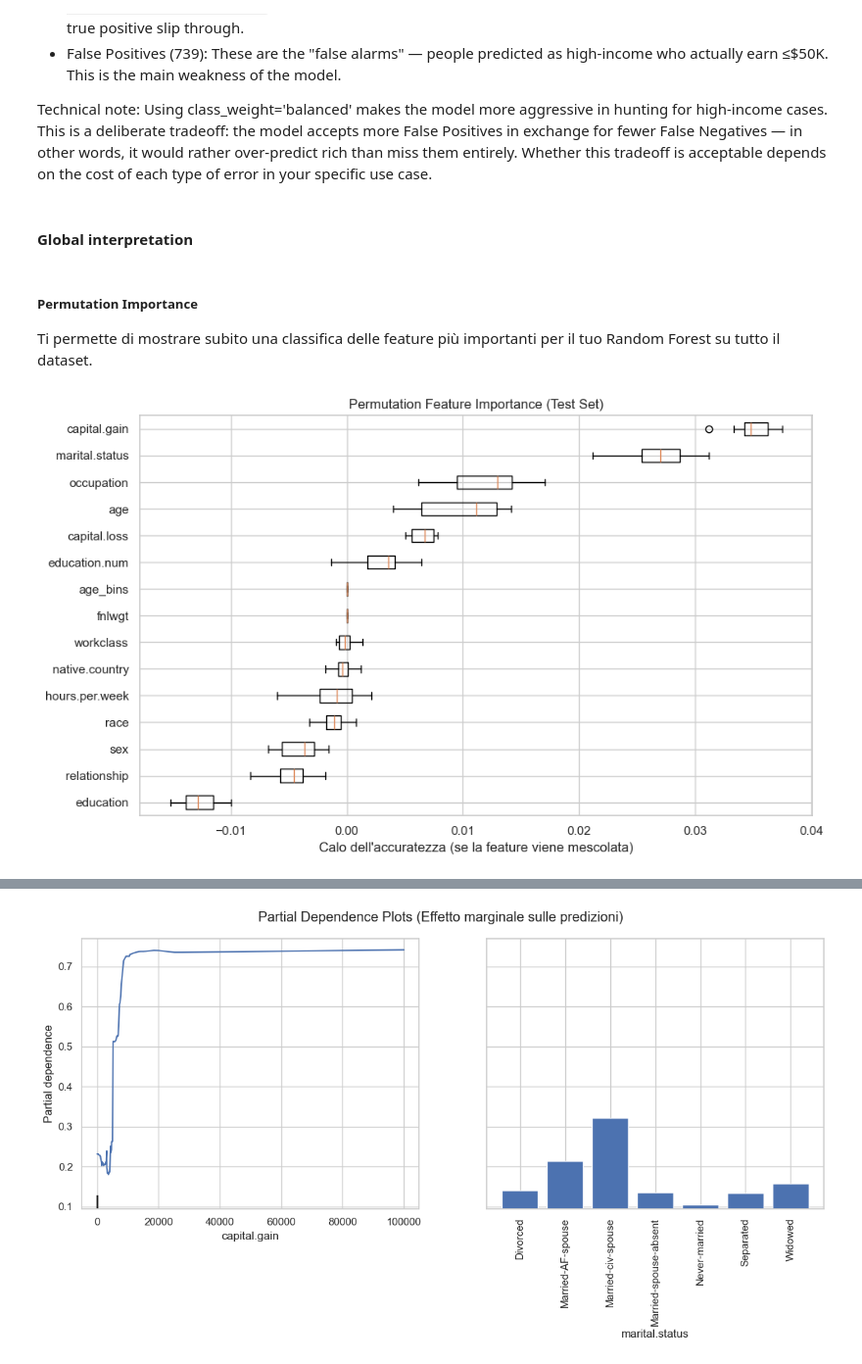
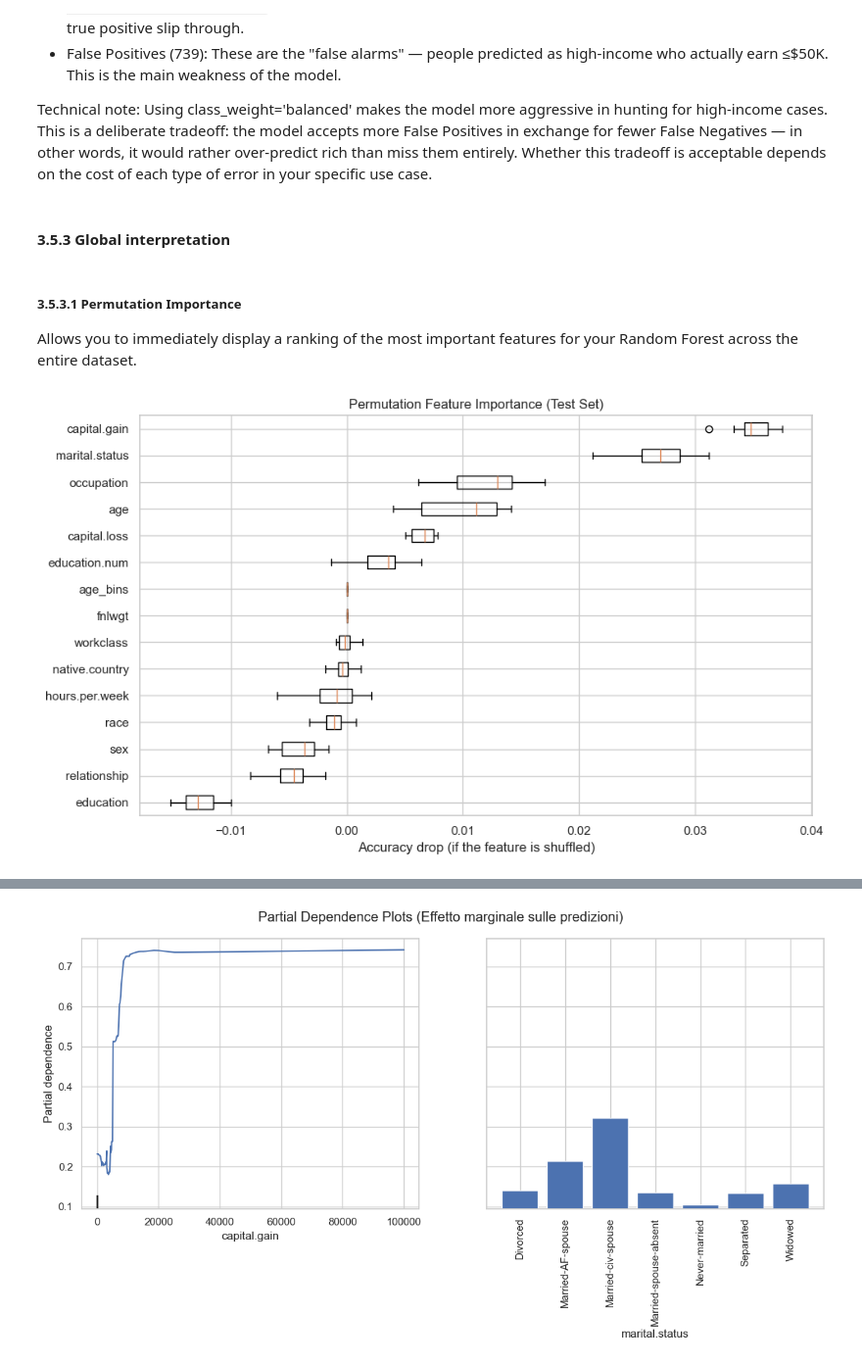
Before and after one commit to M-Barreca/01_Labor_Risk_Profiling, a Jupyter notebook: labor_risk_profiling.ipynb, the cells around one changed output, grey strips where cells are left out. Shown at 98% size. Drawn from its saved outputs; the diff is of its cells as text; code cells hidden in the pictures; some formulas as TeX source.

```diff
--- a/labor_risk_profiling.ipynb
+++ b/labor_risk_profiling.ipynb
@@ -574,39 +574,39 @@ plt.show()
 
 Technical note: Using class_weight='balanced' makes the model more aggressive in hunting for high-income cases. This is a deliberate tradeoff: the model accepts more False Positives in exchange for fewer False Negatives — in other words, it would rather over-predict rich than miss them entirely. Whether this tradeoff is acceptable depends on the cost of each type of error in your specific use case.
 # %% [markdown]
-#### Global interpretation
+#### 3.5.3 Global interpretation
 # %% [markdown]
-##### Permutation Importance
- Ti permette di mostrare subito una classifica delle feature più importanti per il tuo Random Forest su tutto il dataset.
+##### 3.5.3.1 Permutation Importance
+Allows you to immediately display a ranking of the most important features for your Random Forest across the entire dataset.
 # %%
 
 from sklearn.inspection import permutation_importance
 
 # 1. Calcolo della Permutation Importance
 # n_repeats=10 significa che mescola ogni colonna 10 volte per avere una stima robusta
 result = permutation_importance(
     estimator=model_pipeline,
     X=X_test,
     y=y_test,
     n_repeats=10,
     random_state=42,
     n_jobs=-1 # Usa tutti i core del processore per velocizzare
 )
 
 # 2. Ordinamento delle feature dalla meno importante alla più importante
 sorted_idx = result.importances_mean.argsort()
 
 # 3. Creazione del grafico (Boxplot)
 fig, ax = plt.subplots(figsize=(10, 6))
 ax.boxplot(
     result.importances[sorted_idx].T,
     vert=False,
     labels=X_test.columns[sorted_idx]
 )
 ax.set_title("Permutation Feature Importance (Test Set)")
-ax.set_xlabel("Calo dell'accuratezza (se la feature viene mescolata)")
+ax.set_xlabel("Accuracy drop (if the feature is shuffled)")
 fig.tight_layout()
 plt.show()
 # %% [output]
-[figure, old version]
+[figure, new version]
 # %% [markdown]
```
Also changed, not shown: parts of 26 cells of this notebook, 1 other file.
